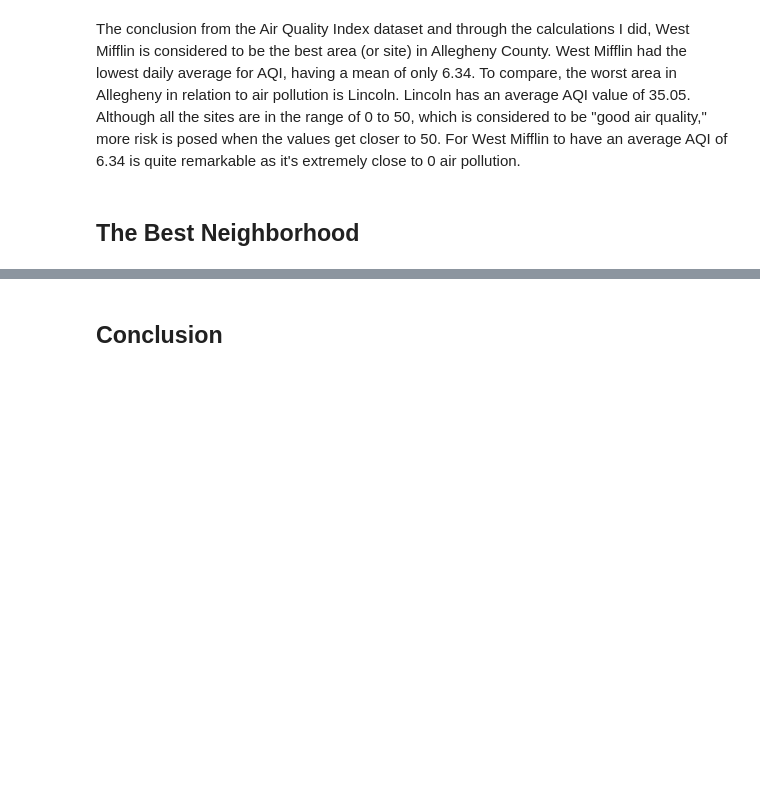
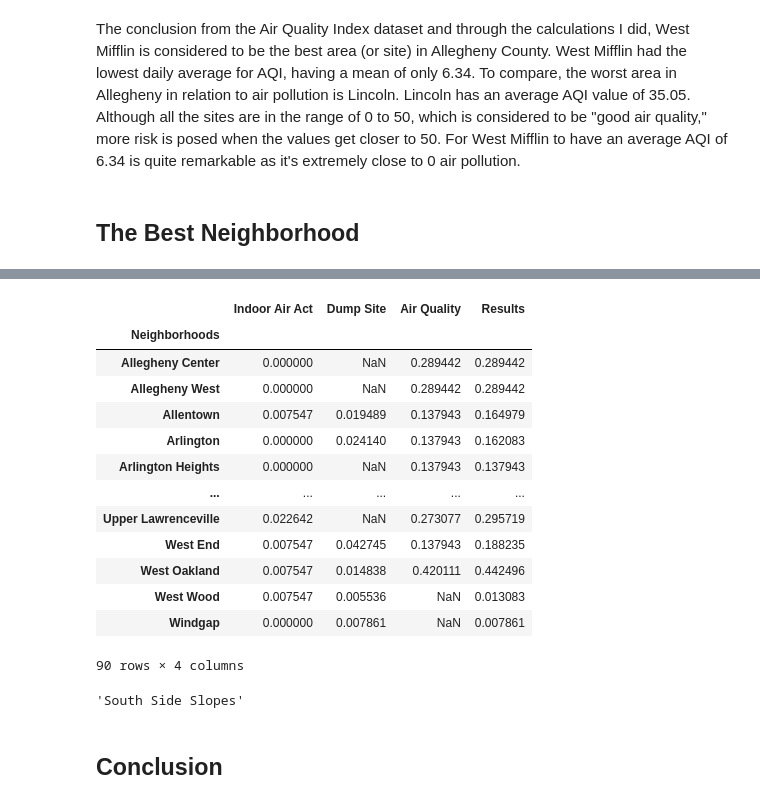
Before and after one commit to nikhitavys/Big-Ideas-Final-Project, a Jupyter notebook: Final-Report.ipynb, the cells around one changed output, grey strips where cells are left out. Cells and saved outputs as stored; diff of their text form; code cells hidden in the pictures; blank space fills up the shorter version.

```diff
--- a/Final-Report.ipynb
+++ b/Final-Report.ipynb
@@ -413,3 +545,47 @@ Apply the metric from the previous section to determine the best neighborhood in
+# %%
+i = 0
+while i < 90:
+    if (math.isnan(final.iat[i,1])) & (math.isnan(final.iat[i,2]) == False):
+        final.iat[i,3] = final.iat[i,0] + final.iat[i,2]
+    elif math.isnan(final.iat[i,2]) & (math.isnan(final.iat[i,1]) == False):
+        final.iat[i,3] = final.iat[i,0] + final.iat[i,1]
+    elif (math.isnan(final.iat[i,1])) & math.isnan(final.iat[i,2]):
+        final.iat[i,3] = final.iat[i,1]
+    else:
+        final.iat[i,3] = final.iat[i,0] + final.iat[i,1] + final.iat[i,2]
+    i = i + 1
+
+final
+# %% [output]
+|  | Indoor Air Act | Dump Site | Air Quality | Results |
+| Neighborhoods |  |  |  |  |
+| Allegheny Center | 0.000000 | NaN | 0.289442 | 0.289442 |
+| Allegheny West | 0.000000 | NaN | 0.289442 | 0.289442 |
+| Allentown | 0.007547 | 0.019489 | 0.137943 | 0.164979 |
+| Arlington | 0.000000 | 0.024140 | 0.137943 | 0.162083 |
+| Arlington Heights | 0.000000 | NaN | 0.137943 | 0.137943 |
+| ... | ... | ... | ... | ... |
+| Upper Lawrenceville | 0.022642 | NaN | 0.273077 | 0.295719 |
+| West End | 0.007547 | 0.042745 | 0.137943 | 0.188235 |
+| West Oakland | 0.007547 | 0.014838 | 0.420111 | 0.442496 |
+| West Wood | 0.007547 | 0.005536 | NaN | 0.013083 |
+| Windgap | 0.000000 | 0.007861 | NaN | 0.007861 |
+90 rows × 4 columns
+# %%
+j = 0
+minIndex = 0
+maxValue = 1
+
+while (j < 90):
+    if (math.isnan(final.iat[j, 2]) == False) &  (math.isnan(final.iat[j, 1]) == False):
+        if final.iat[j, 3] < maxValue:
+            maxValue = final.iat[j, 3]
+            minIndex = j
+    j = j + 1
+
+final.index[minIndex]
+# %% [output]
+'South Side Slopes'
 # %% [markdown]
 ## Conclusion
 # %% [markdown]
```
Also changed, not shown: parts of 22 cells of this notebook.
